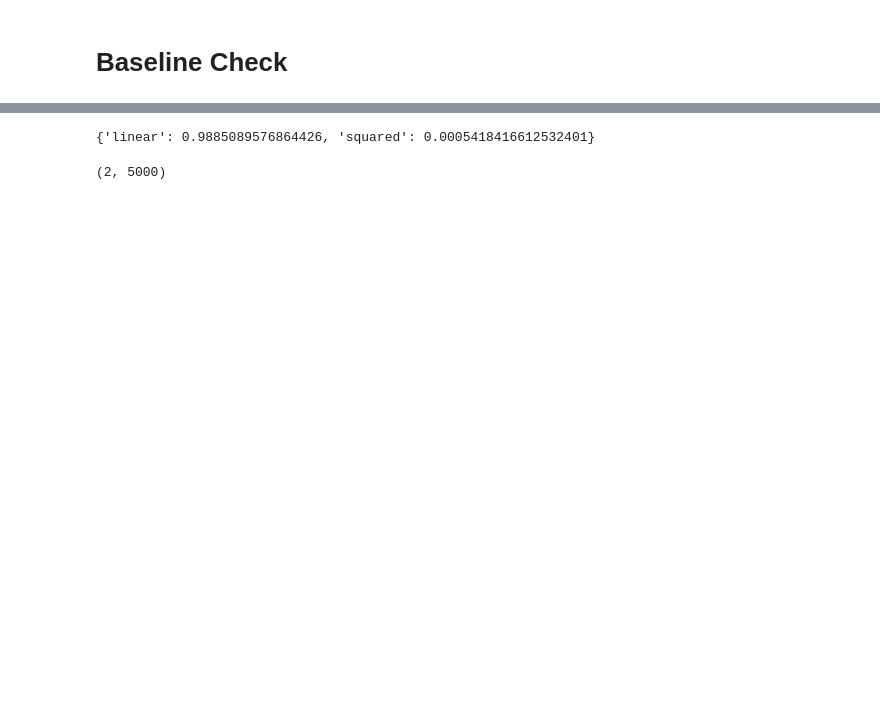
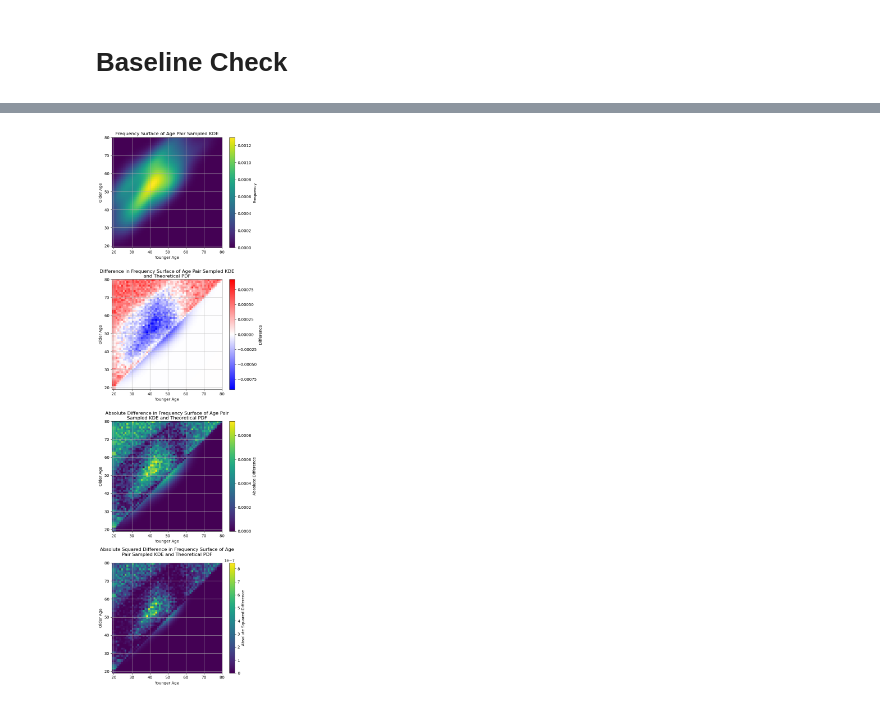
Before and after one commit to Watts-Lab/deliberation-group-assignment, a Jupyter notebook: scratch/batch_test.ipynb, the cells around one changed output, grey strips where cells are left out. Drawn from its saved outputs; the diff is of its cells as text; code cells hidden in the pictures; blank space fills up the shorter version.

Commit message:
parallel batch analysis

```diff
--- a/scratch/batch_test.ipynb
+++ b/scratch/batch_test.ipynb
@@ -420,13 +431,25 @@ fig.tight_layout()
 # %% [markdown]
  # Baseline Check
+# %%
+b_stream = ParticipantStream(seed=3098)
+b_samples = None
+b_kde = None
+b_scores = {'linear': [], 'squared': []}
 # %%
-b_stream = ParticipantStream(seed=3098)
-b_pool = b_stream.generate_participants(10000)
-b_samples = np.zeros((2, 5000))
-for i in range(0, len(pool), 2):
-    if b_pool[i]['age'] < b_pool[i+1]['age']:
-        b_samples[0,i//2] = b_pool[i]['age']
-        b_samples[1,i//2] = b_pool[i+1]['age']
+def run_baseline_batch(size):
+    global b_samples, b_kde
+    size = size >> 1 << 1
+    b_pool = b_stream.generate_participants(size)
+    bs = np.zeros((2, size >> 1))
+    for i in range(0, len(b_pool), 2):
+        if b_pool[i]['age'] < b_pool[i+1]['age']:
+            bs[0,i//2] = b_pool[i]['age']
+            bs[1,i//2] = b_pool[i+1]['age']
+        else:
+            bs[0,i//2] = b_pool[i+1]['age']
+            bs[1,i//2] = b_pool[i]['age']
+    if b_samples is not None:
+        b_samples = np.hstack([b_samples, bs])
     else:
-        b_samples[0,i//2] = b_pool[i+1]['age']
-        b_samples[1,i//2] = b_pool[i]['age']
+        b_samples = bs
+    b_kde = stats.gaussian_kde(b_samples)
@@ -477,8 +498,8 @@ b_scores = {"linear": np.sum(np.triu(np.abs(b_dif))), "squared": np.sum(np.triu(
-# %%
-b_scores
-# %% [output]
-{'linear': 0.9885089576864426, 'squared': 0.0005418416612532401}
-# %%
-datapoints.shape
-# %% [output]
-(2, 5000)
+# %%
+# batch 1
+run_baseline_batch(100)
+res = evaluate_baseline_batch(plot=True)
+b_scores['linear'].append(res['linear'])
+b_scores['squared'].append(res['squared'])
+# %% [output]
+[figure, added]
```
Also changed, not shown: parts of 9 cells of this notebook, 7 other files.
